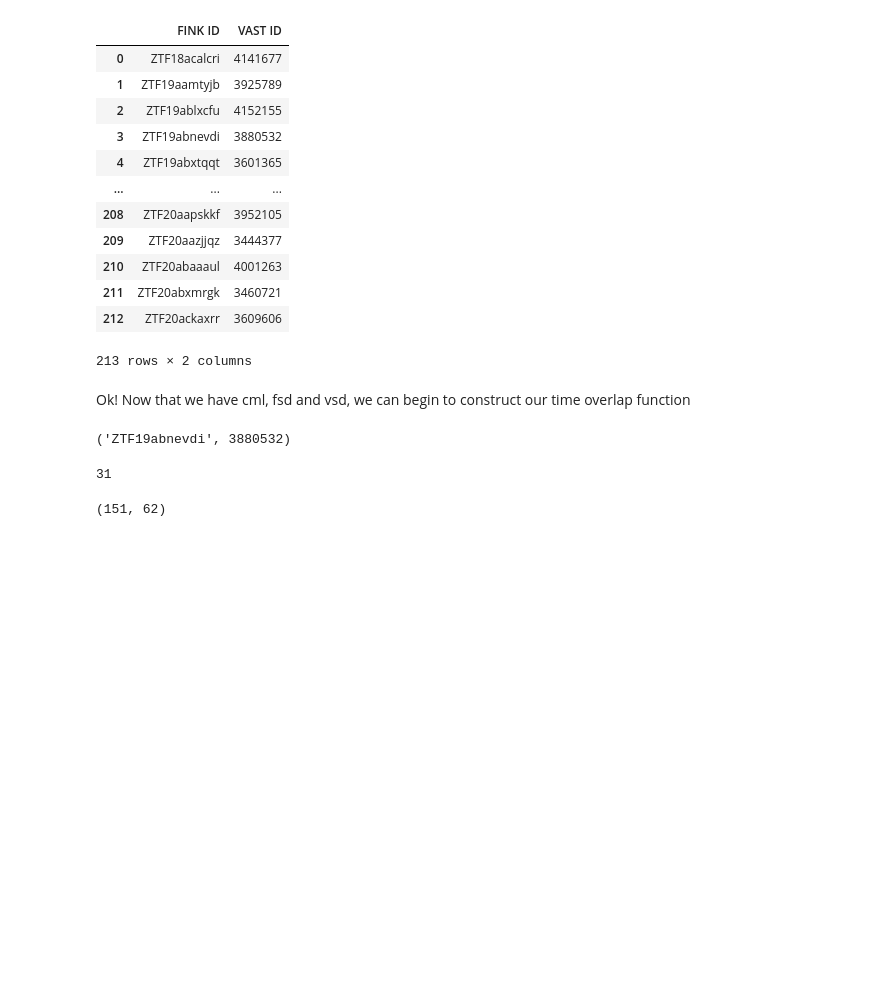
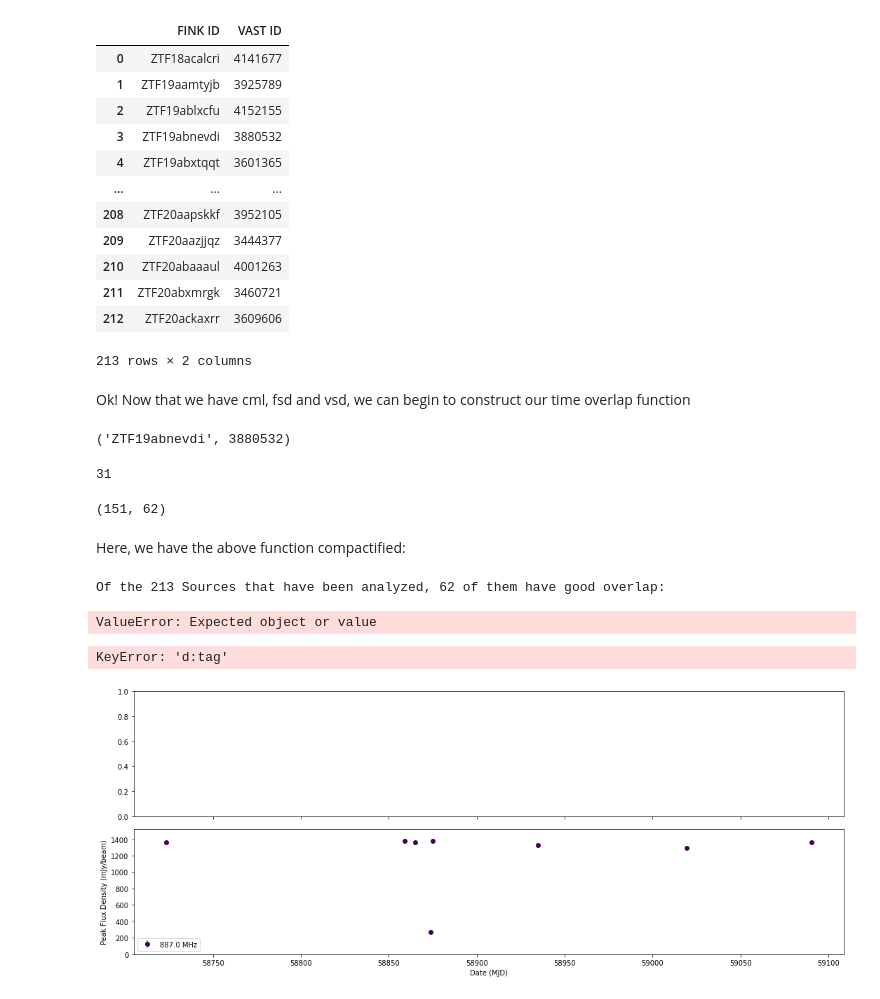
Before and after one commit to CallanG258/Project_VAST_FINK, a Jupyter notebook: Time_Correlation_Filter_Function.ipynb, the cells around one changed output. Drawn from its saved outputs; the diff is of its cells as text; code cells hidden in the pictures; blank space fills up the shorter version.

Commit message:
Time Filter Function Complete + Lightcurve Plotting Edits

```diff
--- a/Time_Correlation_Filter_Function.ipynb
+++ b/Time_Correlation_Filter_Function.ipynb
@@ -260,3 +279,9 @@ for i in cml.index.to_list():
 Overlap.count(False),Overlap.count(True)
 # %% [output]
 (151, 62)
+# %% [markdown]
+Here, we have the above function compactified:
+# %%
+cml=pro.lightcurve_overlap_filter(cms_candidates,fsd,vsd,O=3,R=3)
+# %% [output]
+Of the 213 Sources that have been analyzed, 62 of them have good overlap:
@@ -262,0 +293,29 @@ Overlap.count(False),Overlap.count(True)
+# %%
+#defining column array for cutouts
+cutouts=[
+'b:cutoutScience_stampData',
+'b:cutoutTemplate_stampData',
+'b:cutoutDifference_stampData'
+]
+
+#this is the request made to the fink portal to pull out the info for each source
+r = requests.post(
+  'https://fink-portal.org/api/v1/objects',
+  json={
+    'objectId': ','.join(Idlist),
+    'output-format': 'json',
+    'withcutouts': 'True',
+    'cols': ','.join(cutouts),
+    'withupperlim': 'True' #important for lightcurve plotting
+  }
+)
+
+#reads in json file data as DataFrame. fsd stands for 'FINK source data'
+fsd_subset=pd.read_json(StringIO(r.content.decode()))
+# %% [output]
+ValueError: Expected object or value
+# %%
+pro.plot_lightcurves(my_run,fsd,cms_candidates,'ZTF19aatsjqn')
+# %% [output]
+KeyError: 'd:tag'
+[figure, added]
```
Also changed, not shown: parts of 5 cells of this notebook, 1 other file.
